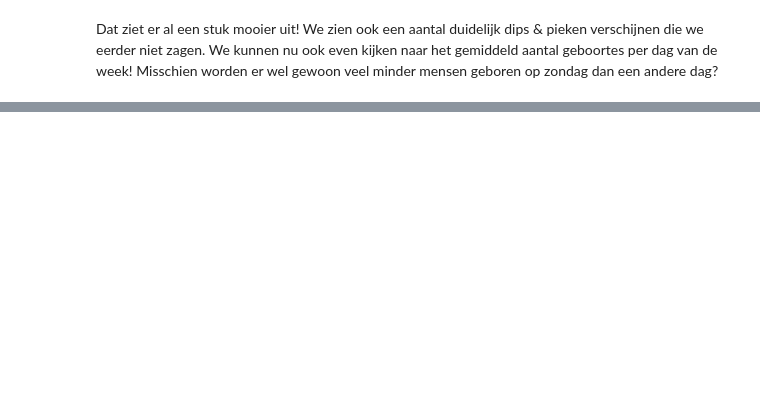
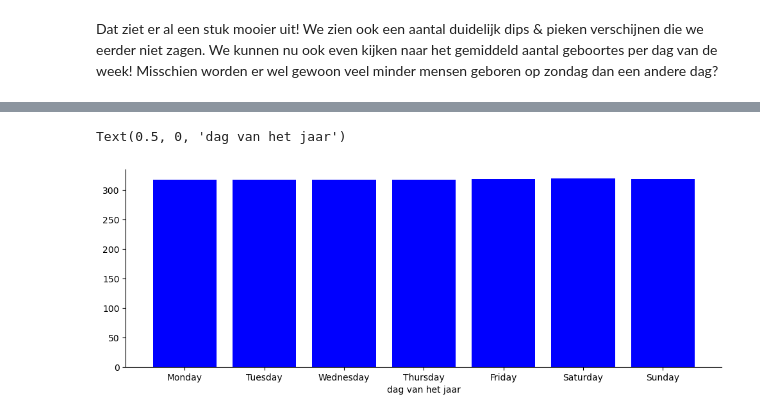
Before and after one commit to GerritGeens/Examen_Gerrit, a Jupyter notebook: examen_deel1.ipynb, the cells around one changed output, grey strips where cells are left out. Drawn from its saved outputs; the diff is of its cells as text; code cells hidden in the pictures; blank space fills up the shorter version.

```diff
--- a/examen_deel1.ipynb
+++ b/examen_deel1.ipynb
@@ -281,0 +286,3 @@ Dat ziet er al een stuk mooier uit!  We zien ook een aantal duidelijk dips & pie
+# %%
+df_zonder_outliers = df_zonder_outliers.reset_index()
+df_zonder_outliers['day_of_week'] = df_zonder_outliers['geboorte datum'].dt.day_name()
@@ -281,0 +305,21 @@ Dat ziet er al een stuk mooier uit!  We zien ook een aantal duidelijk dips & pie
+# %%
+# Calculate average values for each weekday
+average_geboortes_per_weekday = df_zonder_outliers.groupby('day_of_week')['aantal geboortes'].mean()
+
+#volgorde terug goed krijgen
+custom_order = ['Monday', 'Tuesday', 'Wednesday', 'Thursday', 'Friday', 'Saturday', 'Sunday']
+average_geboortes_per_weekday = average_geboortes_per_weekday.reindex(custom_order)
+
+
+fig, ax = plt.subplots(figsize = (12,4))
+
+ax.spines['right'].set_visible(False)
+ax.spines['top'].set_visible(False)
+
+# Plot the bar chart
+plt.bar(average_geboortes_per_weekday.index, average_geboortes_per_weekday.values, color='blue')
+
+plt.xlabel("dag van het jaar")
+# %% [output]
+Text(0.5, 0, 'dag van het jaar')
+[figure, added]
```
Also changed, not shown: parts of 9 cells of this notebook, 3 other files.
